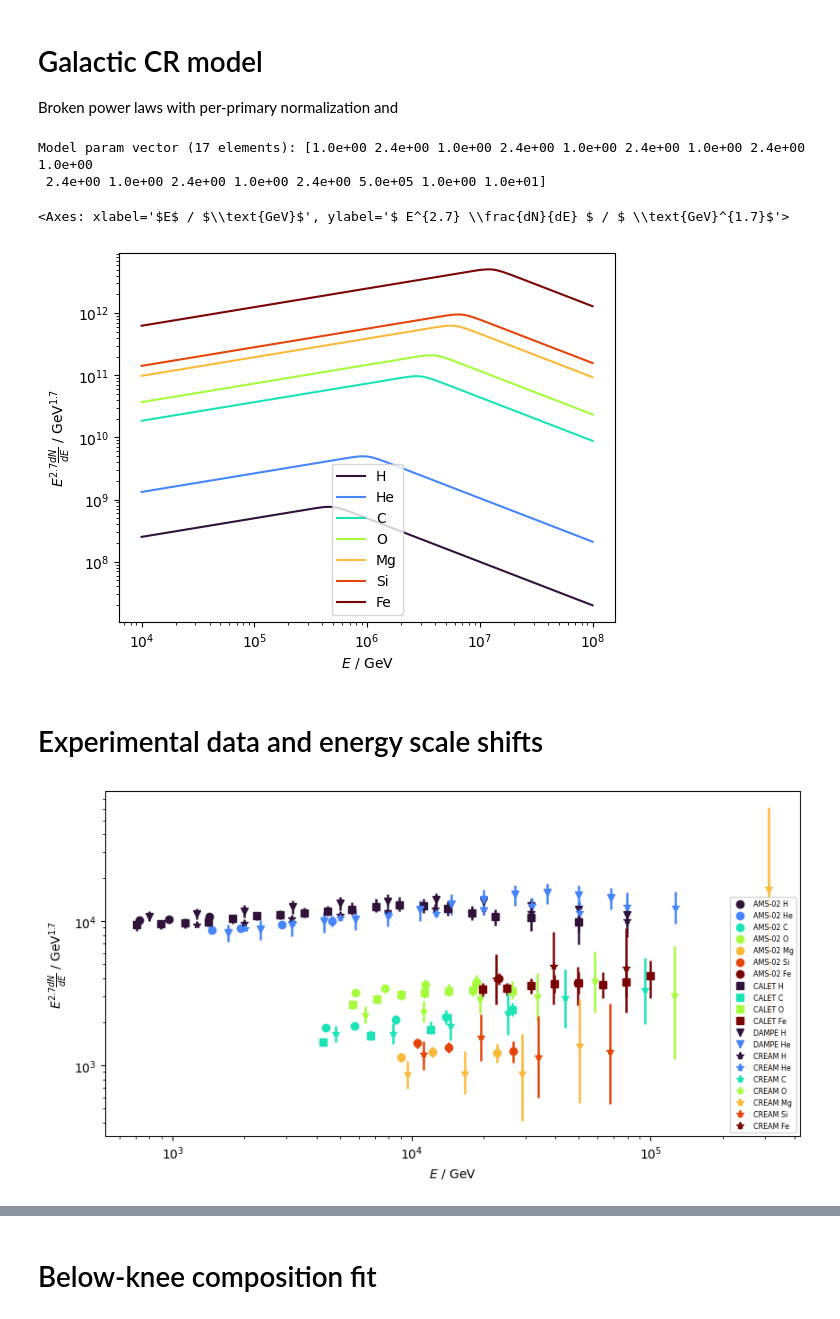
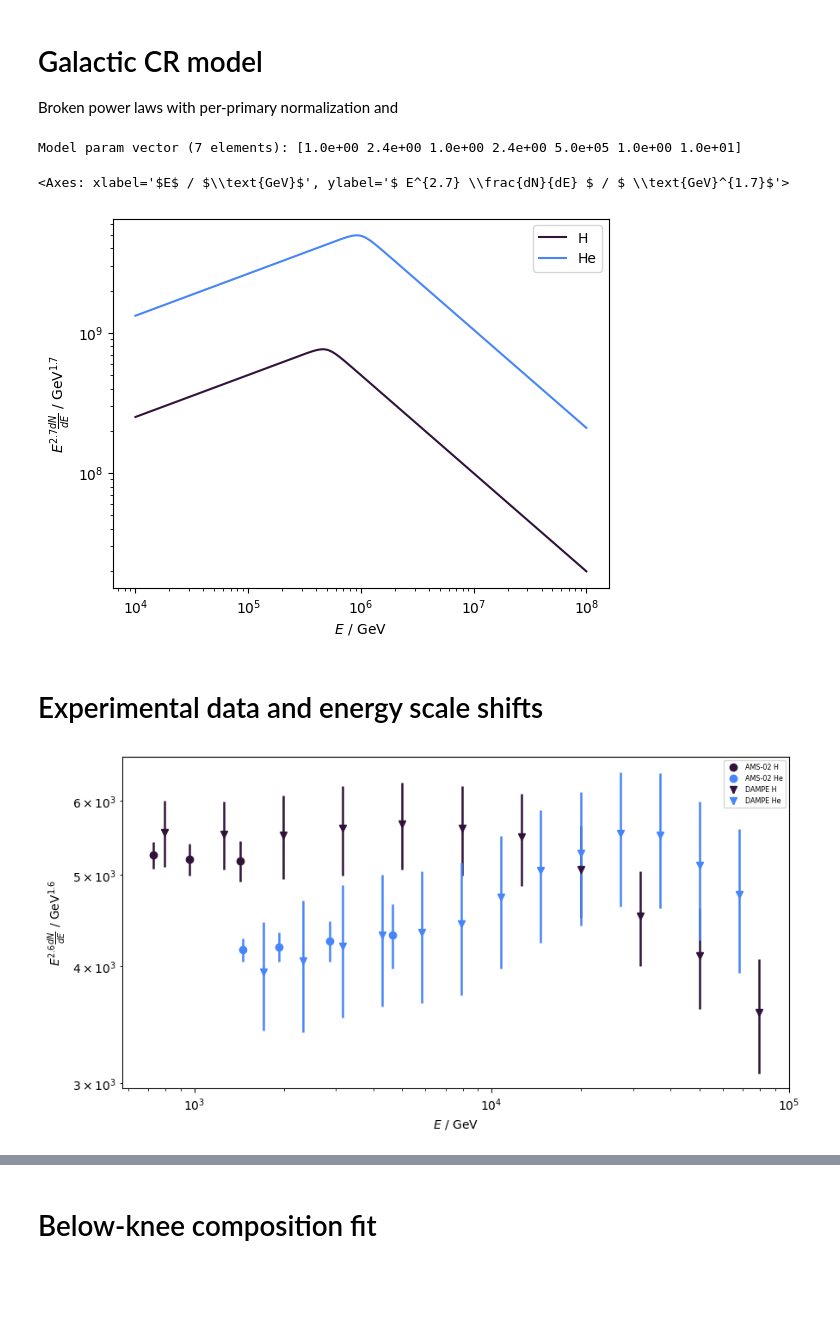
Before and after one commit to nj-vs-vh/EVA, a Jupyter notebook: bayesian.ipynb, the cells around one changed output, grey strips where cells are left out. Saved outputs shown, nothing was run; the diff lists cells and outputs as text; code cells hidden in the pictures; blank space fills up the shorter version.

```diff
--- a/bayesian.ipynb
+++ b/bayesian.ipynb
@@ -41,6 +41,9 @@ class Particle(enum.IntEnum):
         all_particles = list(Particle)
         idx = all_particles.index(self)
         return PARTICLE_CMAP(idx / (len(all_particles) - 1))
+
+
+PRIMARY_PARTICLES = [Particle.H, Particle.He]
 
 
 @dataclass
@@ -81,8 +84,17 @@ class GalacticCRModel:
         # TODO: integrate over energy bins instead of taking the center value?
         return y
 
-    def plot(self, Emin: float, Emax: float, scale: float) -> plt.Axes:
-        _, ax = plt.subplots()
+    def plot(
+        self,
+        Emin: float,
+        Emax: float,
+        scale: float,
+        axes: plt.Axes | None = None,
+    ) -> plt.Axes:
+        if axes is not None:
+            ax = axes
+        else:
+            _, ax = plt.subplots()
         E_grid = np.logspace(np.log10(Emin), np.log10(Emax), 300)
         E_factor = E_grid**scale
         for p in self.components.keys():
@@ -94,7 +106,7 @@ class GalacticCRModel:
         return ax
 
     def pack(self) -> np.ndarray:
-        subvectors = [self.components[p].pack() for p in Particle]
+        subvectors = [self.components[p].pack() for p in PRIMARY_PARTICLES]
         subvectors.append(np.array([self.R_break, self.d_alpha, self.knee_softness]))
         return np.hstack(subvectors)
 
@@ -104,7 +116,7 @@ class GalacticCRModel:
     ) -> tuple["GalacticCRModel", int]:
         idx = start_idx
         components: dict[Particle, PowerLawComponent] = dict()
-        for particle in particles or Particle:
+        for particle in particles or PRIMARY_PARTICLES:
             components[particle] = PowerLawComponent.unpack(v[idx : idx + 3])
             idx += 2
         model = GalacticCRModel(
@@ -117,7 +129,7 @@ class GalacticCRModel:
 
 
 example_cr_model = GalacticCRModel(
-    components={p: PowerLawComponent(I=1.0, alpha=2.4) for p in Particle},
+    components={p: PowerLawComponent(I=1.0, alpha=2.4) for p in PRIMARY_PARTICLES},
     R_break=5e5,
     d_alpha=1,
     knee_softness=10,
@@ -128,13 +140,12 @@ recovered_model, idx = GalacticCRModel.unpack(example_cr_model.pack())
 assert idx == len(model_packed)
 assert recovered_model == example_cr_model
 # %% [output]
-Model param vector (17 elements): [1.0e+00 2.4e+00 1.0e+00 2.4e+00 1.0e+00 2.4e+00 1.0e+00 2.4e+00 1.0e+00
- 2.4e+00 1.0e+00 2.4e+00 1.0e+00 2.4e+00 5.0e+05 1.0e+00 1.0e+01]
+Model param vector (7 elements): [1.0e+00 2.4e+00 1.0e+00 2.4e+00 5.0e+05 1.0e+00 1.0e+01]
 # %%
 example_cr_model.plot(1e4, 1e8, scale=2.7)
 # %% [output]
 <Axes: xlabel='$E$ / $\\text{GeV}$', ylabel='$ E^{2.7} \\frac{dN}{dE} $ / $ \\text{GeV}^{1.7}$'>
-[figure, old version]
+[figure, new version]
 # %% [markdown]
 # Experimental data and energy scale shifts
 # %%
@@ -246,24 +257,25 @@ class GalacticCRData:
         label_axes(ax, scale)
         ax.legend()
         return ax
-
-
-DATA = {
-    exp: {p: GalacticCRData.load(exp, p) for p in exp.available_particles()}
-    for exp in GalacticCRExperiment
-}
+# %%
+EXPERIMENTS = [GalacticCRExperiment.AMS02, GalacticCRExperiment.DAMPE]
+# %%
+FitData = dict[GalacticCRExperiment, dict[Particle, GalacticCRData]]
+FIT_DATA: FitData = {
+    exp: {p: GalacticCRData.load(exp, p) for p in PRIMARY_PARTICLES}
+    for exp in EXPERIMENTS
+}
 # %%
 fig, ax = plt.subplots(figsize=(10, 5))
-
-for _, p_data in DATA.items():
-    for _, data in p_data.items():
-        data.plot(scale=2.7, ax=ax)
+for _, data_by_particle in FIT_DATA.items():
+    for _, fit_data in data_by_particle.items():
+        fit_data.plot(scale=2.6, ax=ax)
 
 ax.legend(fontsize="xx-small")
 ax.set_xscale("log")
 ax.set_yscale("log")
 # %% [output]
-[figure, old version]
+[figure, new version]
 # %%
 fig, ax = plt.subplots(figsize=(4, 4))
 scale = 2.5
```
Also changed, not shown: parts of 9 cells of this notebook, 3 other files.
